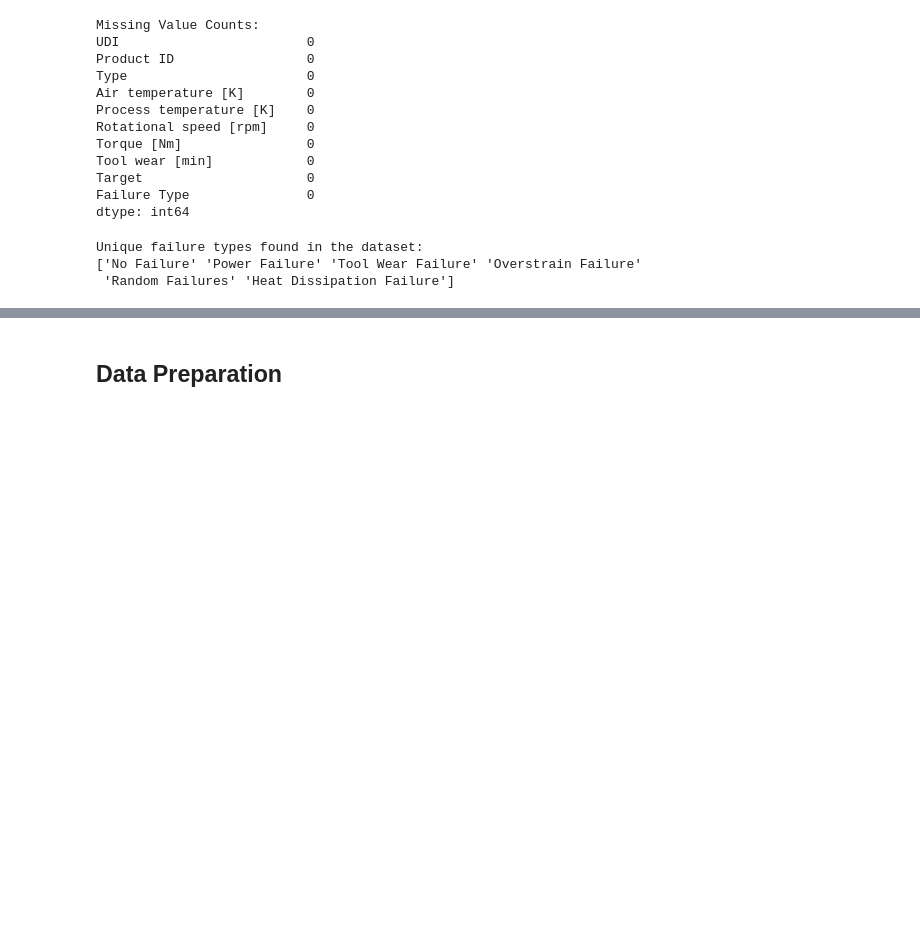
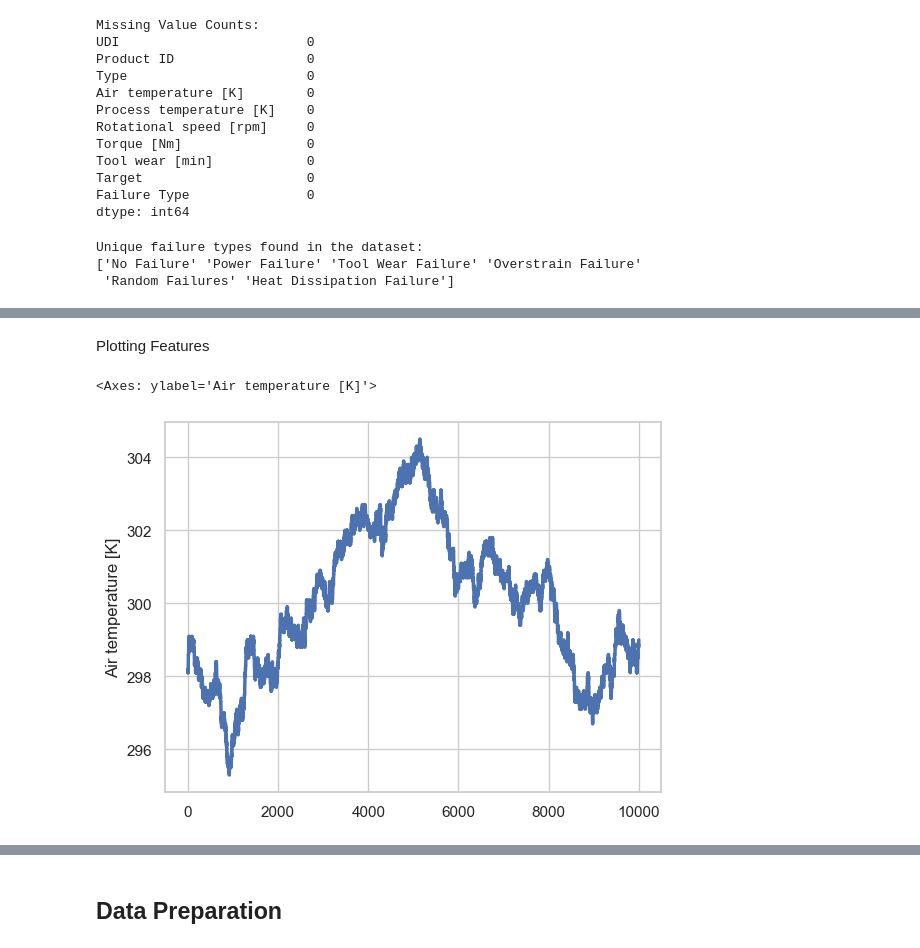
Before and after one commit to elan-wilkinson/Predicting-Manufacturing-Failure-Type, a Jupyter notebook: main.ipynb, the cells around one changed output, grey strips where cells are left out. Cells and saved outputs as stored; diff of their text form; code cells hidden in the pictures; blank space fills up the shorter version.

```diff
--- a/main.ipynb
+++ b/main.ipynb
@@ -138,3 +153,12 @@ for i, col in enumerate(machining_failure_data.columns):
     sns.boxplot(x=failure_status, y=col, data=machining_failure_data, ax=axes[i//2, i%2], palette='RdBu_r')
     axes[i//2, i%2].set_title(col)
     axes[i//2, i%2].set_xlabel('Failure Status')
+# %% [markdown]
+Plotting Features
+# %%
+#line plot of each feature
+sns.set(style="whitegrid")
+sns.lineplot(machining_failure_data["Air temperature [K]"], palette='tab10', linewidth=2.5)
+# %% [output]
+<Axes: ylabel='Air temperature [K]'>
+[figure, added]
```
Also changed, not shown: parts of 7 cells of this notebook.
